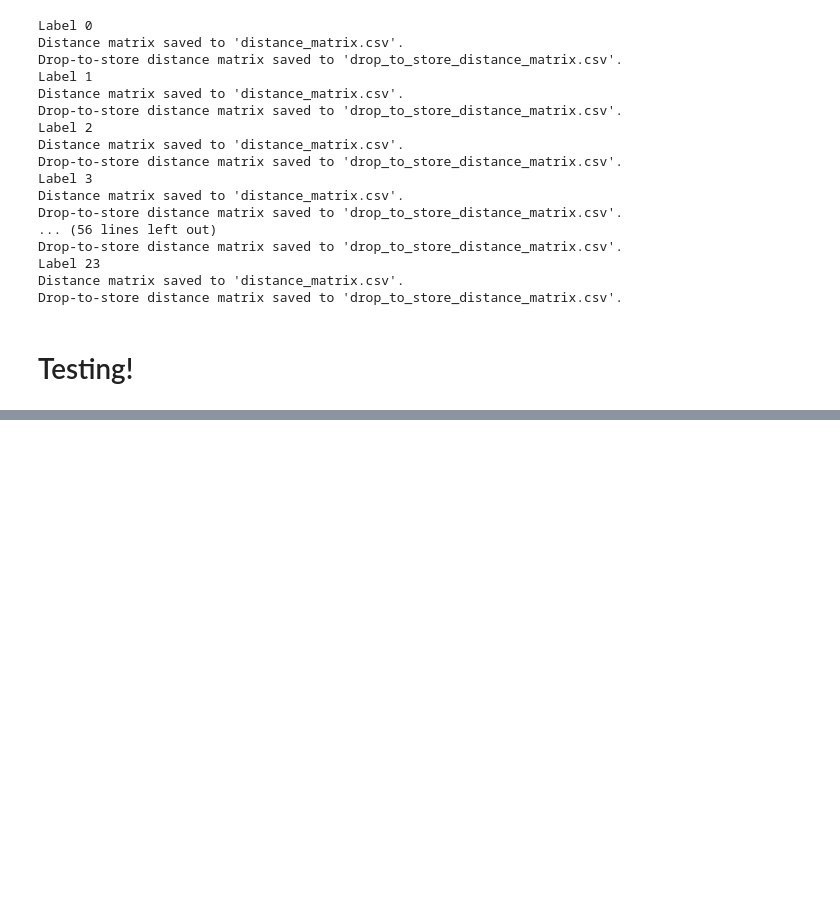
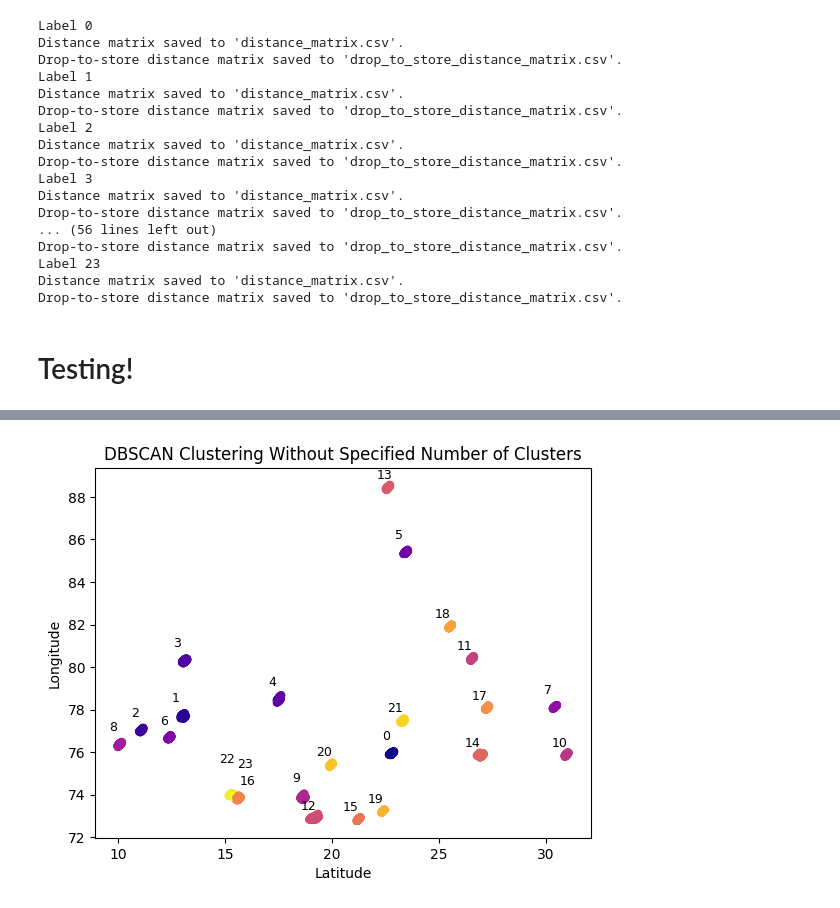
Before and after one commit to MarcusBluestone/Amazon-Routes-Optimization-Final, a Jupyter notebook: cluster.ipynb, the cells around one changed output, grey strips where cells are left out. Saved outputs shown, nothing was run; the diff lists cells and outputs as text; code cells hidden in the pictures; blank space fills up the shorter version.

```diff
--- a/cluster.ipynb
+++ b/cluster.ipynb
@@ -230,0 +233,18 @@ for i in set(labels):
+# %%
+plt.scatter(X[:, 0], X[:, 1], c=labels, cmap='plasma', marker='o', edgecolor='none')
+plt.title("DBSCAN Clustering Without Specified Number of Clusters")
+plt.xlabel("Latitude")
+plt.ylabel("Longitude")
+
+unused = set(labels)
+texts = []
+for i, (x, y) in enumerate(X):
+    if labels[i] in unused:
+        texts.append(plt.text(x, y + 1, str(labels[i]), fontsize=9, ha='center', va='center', color='black'))
+        unused.remove(labels[i])
+
+adjust_text(texts)
+
+plt.show()
+# %% [output]
+[figure, added]
```
Also changed, not shown: parts of 3 cells of this notebook, 3 other files.
